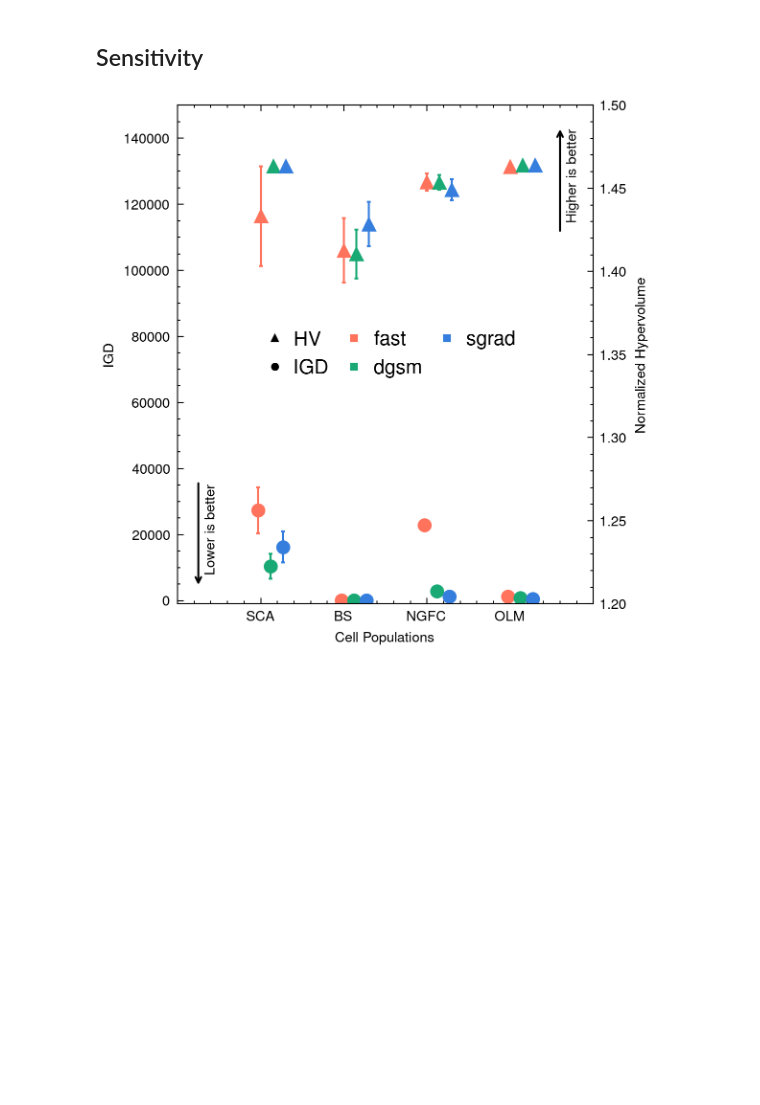
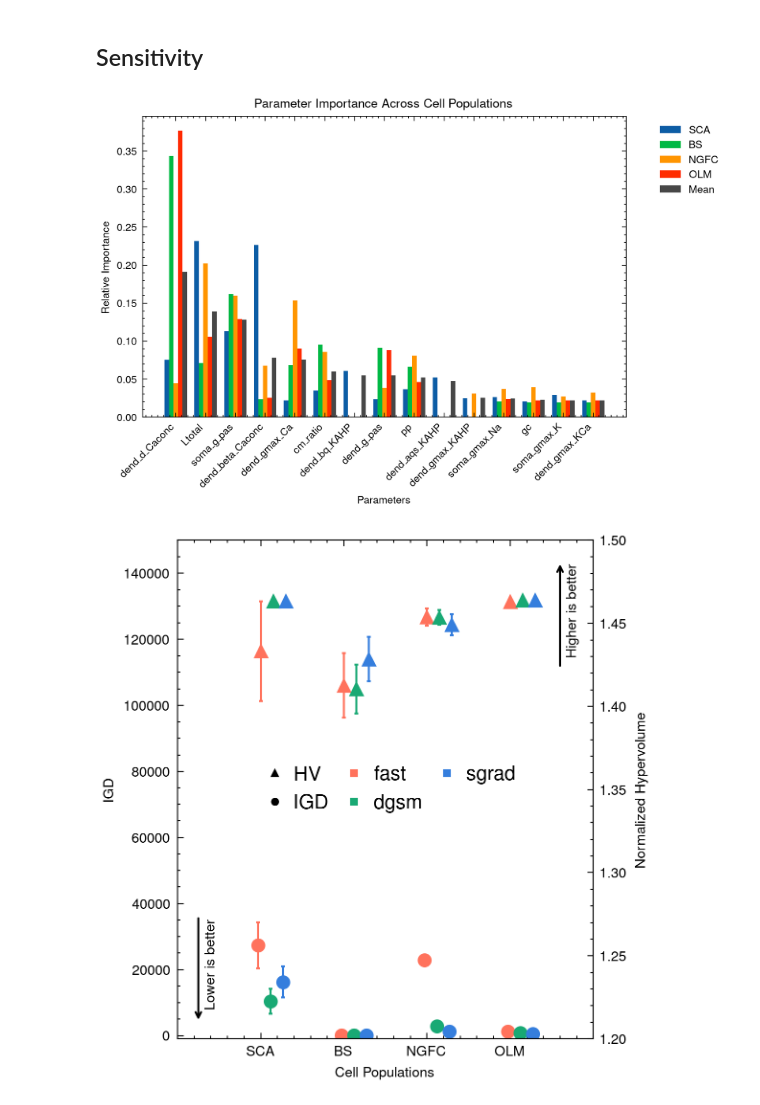
Before and after one commit to GazzolaLab/MultiObjectiveSurrogateOptimization, a Jupyter notebook: figure3.ipynb, the cells around one changed output. Cells and saved outputs as stored; diff of their text form; code cells hidden in the pictures; blank space fills up the shorter version.

Commit message:
Add figure3 data

```diff
--- a/figure3.ipynb
+++ b/figure3.ipynb
@@ -413,6 +413,87 @@ stash("figure3-ranking", fig)
 ## Sensitivity
 # %%
 _ca1_sa = get("interface._ca1_sa")
+# %%
+for p in _ca1_sa.populations():
+    experiments = _ca1_sa.components.filter(
+        lambda x: p in x.label()
+        and not x.load_attribute("preflight", False)
+        and x.cached()
+    )
+
+    dfs = {}
+    for experiment in experiments:
+        model_name = str(
+            experiment.config.dopt_params.surrogate_custom_training_kwargs.get(
+                "sensitivity", "-"
+            )
+        )
+        model_name += str(
+            experiment.config.dopt_params.get("sensitivity_method_name", "-")
+        )
+        model_name = model_name.replace("-", "").replace("True", "sgrad")
+
+        if model_name != 'sgrad':
+            continue
+
+        q = experiment.load_h5_optimizer_data()['params'][['di_crossover']]
+        q = pd.DataFrame([row[0] for row in q.values], columns=experiment.parameter_names).mean()
+
+        if model_name not in dfs:
+            dfs[model_name] = []
+
+        dfs[model_name].append(q)
+
+
+    # Store importance data for all populations
+    if p == 'SCA':  # Initialize on first population
+        importance_data = {}
+
+    # Process and store importance data for this population
+    for m in dfs:
+        df = pd.concat(dfs[m], axis=1)
+        df_reduced = df.mean(axis=1)
+        normalized = df_reduced / df_reduced.sum()
+
+        # Sort parameters by importance (descending)
+        ranked_params = normalized.sort_values(ascending=False)
+
+        # Store data for later plotting
+        importance_data[p] = ranked_params
+
+
+plt.figure(figsize=(6, 4))
+
+# Calculate mean importance across all populations and sort parameters
+mean_importance = pd.DataFrame(importance_data).mean(axis=1)
+normalized_mean = mean_importance / mean_importance.sum()
+
+# Sort parameters by mean importance
+sorted_params = normalized_mean.sort_values(ascending=False).index.tolist()
+
+# Prepare data for plotting
+x = np.arange(len(sorted_params))
+width = 0.15  # Reduced width to add space between parameter groups
+
+# Plot bars for each population
+for i, (pop, data) in enumerate(importance_data.items()):
+    values = [data.get(param, 0) for param in sorted_params]
+    plt.bar(x + i*width, values, width, label=pop, color=colors[['blue', 'green', 'yellow', 'red'][i]])
+
+# Add mean bars
+values = [normalized_mean[param] for param in sorted_params]
+plt.bar(x + len(importance_data)*width, values, width, label='Mean', color=colors['black'])
+
+plt.xlabel('Parameters')
+plt.ylabel('Relative Importance')
+plt.title('Parameter Importance Across Cell Populations')
+plt.xticks(x + width * (len(importance_data))/2, sorted_params, rotation=45, ha='right')
+
+# Update legend and layout
+plt.legend(bbox_to_anchor=(1.05, 1), loc='upper left')
+plt.tight_layout()
+# %% [output]
+[figure, added]
 # %%
 sa_hvs = {}
 
```
Also changed, not shown: parts of 1 cell of this notebook, 10 other files.
